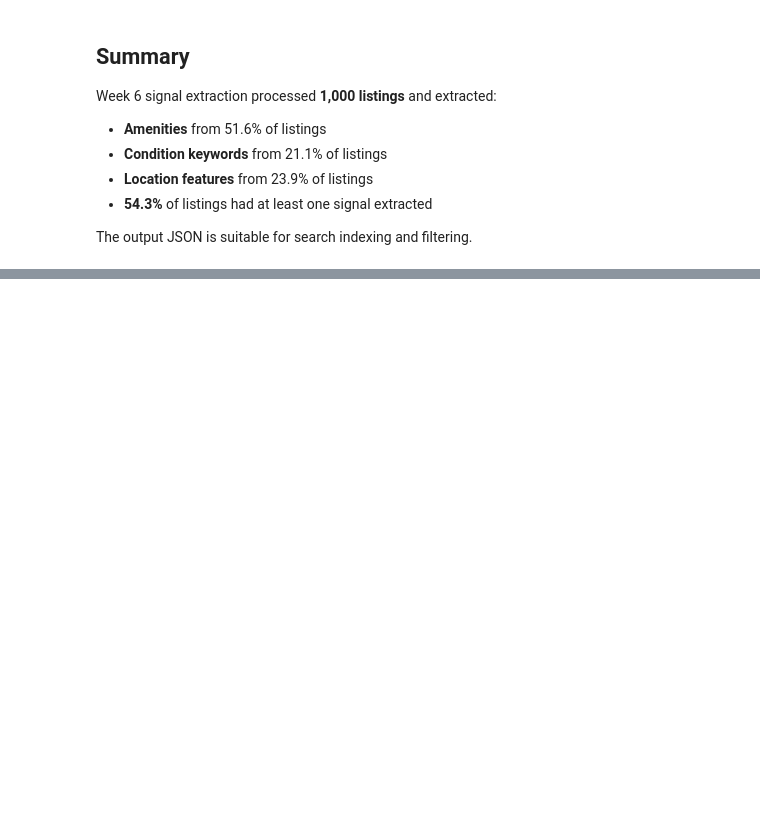
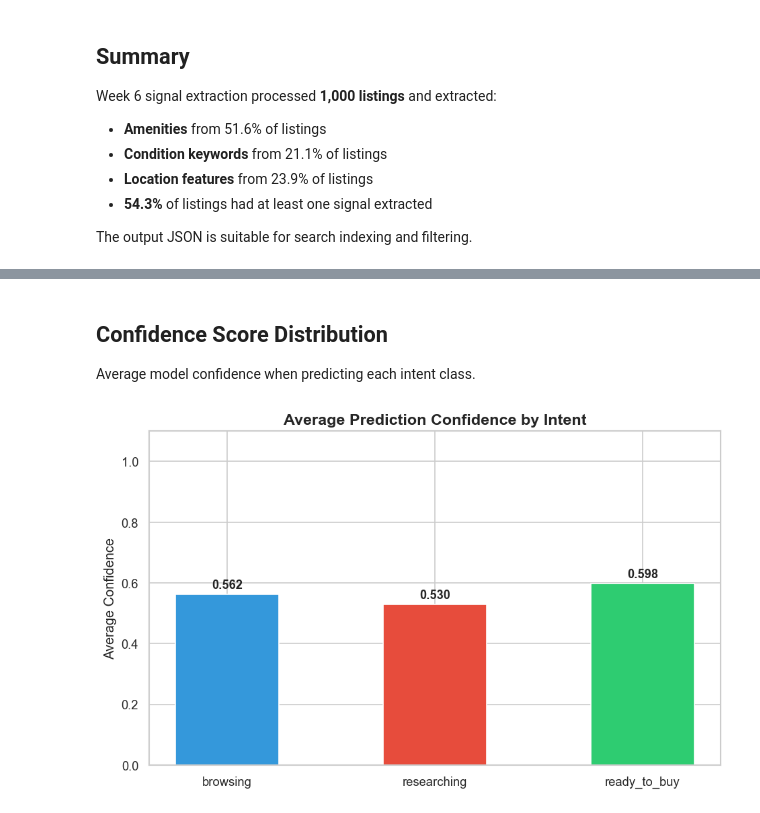
Before and after one commit to adesa46/IDX-NLP-Internship, a Jupyter notebook: notebooks/data_exploration.ipynb, the cells around one changed output, grey strips where cells are left out. Cells and saved outputs as stored; diff of their text form; code cells hidden in the pictures; blank space fills up the shorter version.

```diff
--- a/notebooks/data_exploration.ipynb
+++ b/notebooks/data_exploration.ipynb
@@ -524,0 +729,24 @@ The output JSON is suitable for search indexing and filtering.
+# %% [markdown]
+## Confidence Score Distribution
+
+Average model confidence when predicting each intent class.
+# %%
+avg_conf = summary['avg_confidence_by_intent']
+c_labels = list(avg_conf.keys())
+c_values = list(avg_conf.values())
+colors = ['#3498DB', '#E74C3C', '#2ECC71']
+
+fig, ax = plt.subplots(figsize=(8, 5))
+bars = ax.bar(c_labels, c_values, color=colors, edgecolor='white', width=0.5)
+ax.set_ylabel('Average Confidence', fontsize=12)
+ax.set_title('Average Prediction Confidence by Intent', fontsize=14, fontweight='bold')
+ax.set_ylim(0, 1.1)
+
+for bar, val in zip(bars, c_values):
+    ax.text(bar.get_x() + bar.get_width()/2, bar.get_height() + 0.02,
+            f'{val:.3f}', ha='center', fontsize=11, fontweight='bold')
+
+plt.tight_layout()
+plt.show()
+# %% [output]
+[figure, added]
```
Also changed, not shown: parts of 27 cells of this notebook, 12 other files.
